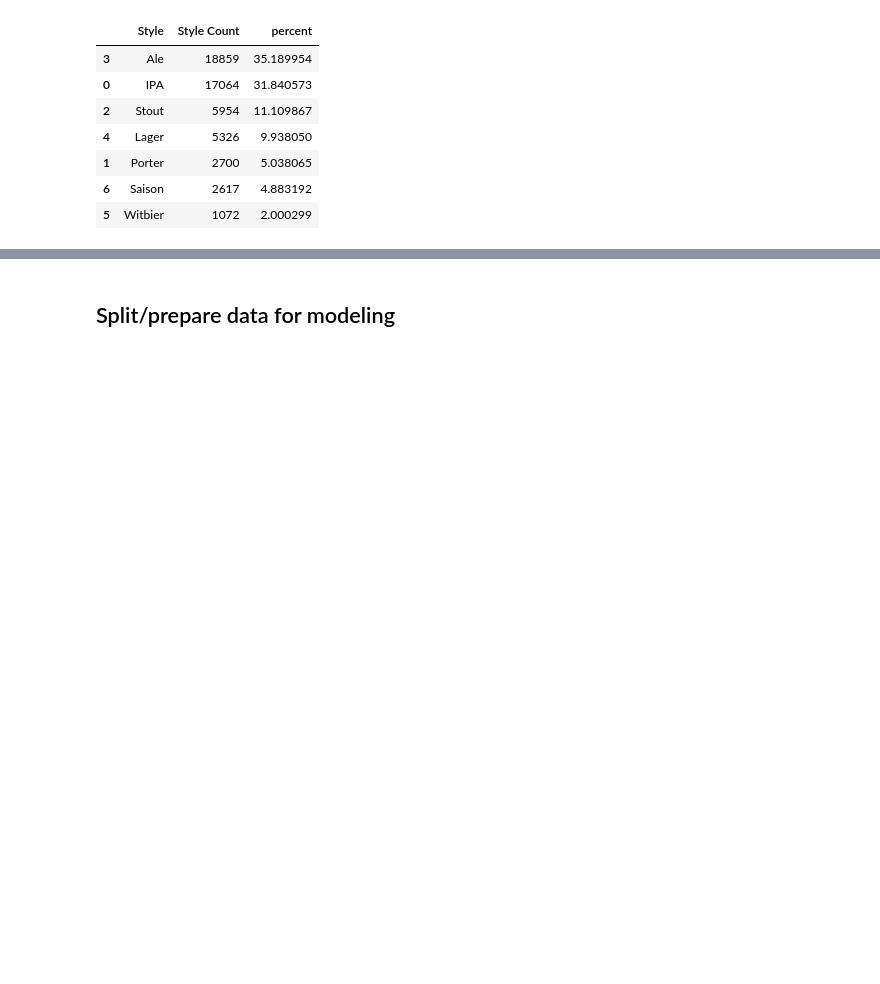
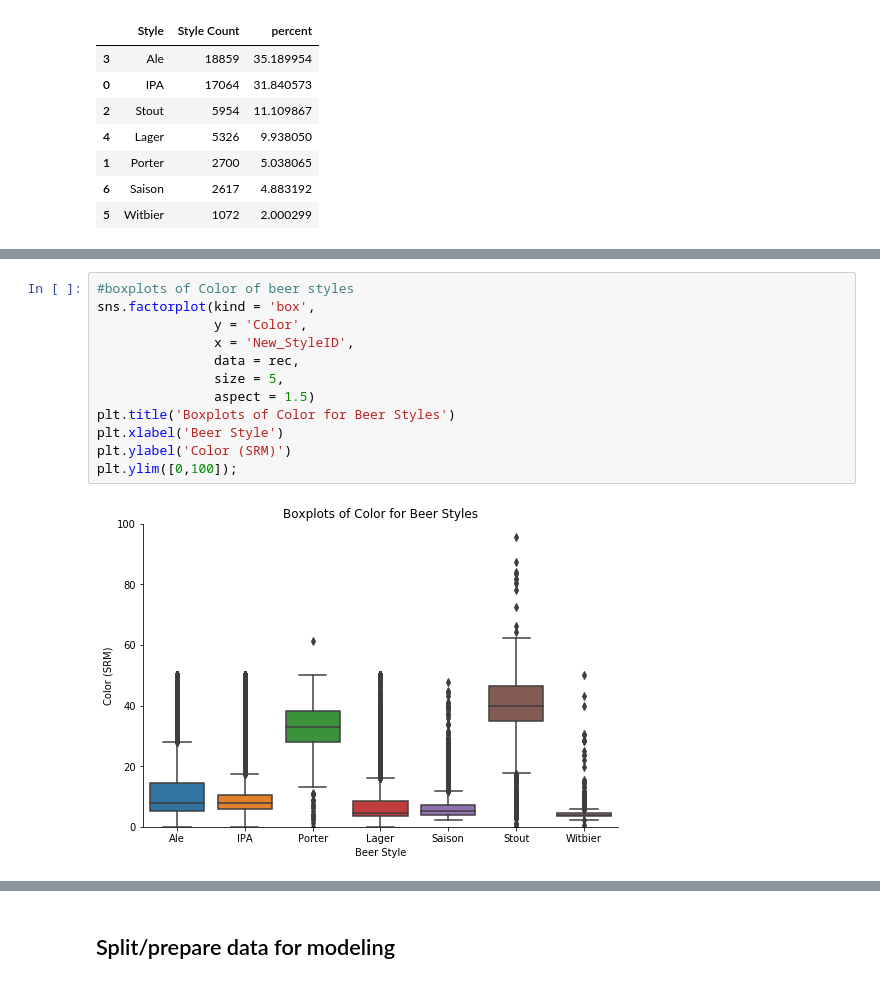
Before and after one commit to jpoles1/Beer-Style-Predictions, a Jupyter notebook: Beer Styles.ipynb, the cells around one changed output, grey strips where cells are left out. Drawn from its saved outputs; the diff is of its cells as text; blank space fills up the shorter version.

```diff
--- a/Beer Styles.ipynb
+++ b/Beer Styles.ipynb
@@ -116,0 +151,14 @@ plt.ylabel('Count of Colors');
+# %%
+#boxplots of Color of beer styles
+sns.factorplot(kind = 'box',
+               y = 'Color',
+               x = 'New_StyleID',
+               data = rec,
+               size = 5,
+               aspect = 1.5)
+plt.title('Boxplots of Color for Beer Styles')
+plt.xlabel('Beer Style')
+plt.ylabel('Color (SRM)')
+plt.ylim([0,100]);
+# %% [output]
+[figure, added]
```
Also changed, not shown: parts of 19 cells of this notebook.
